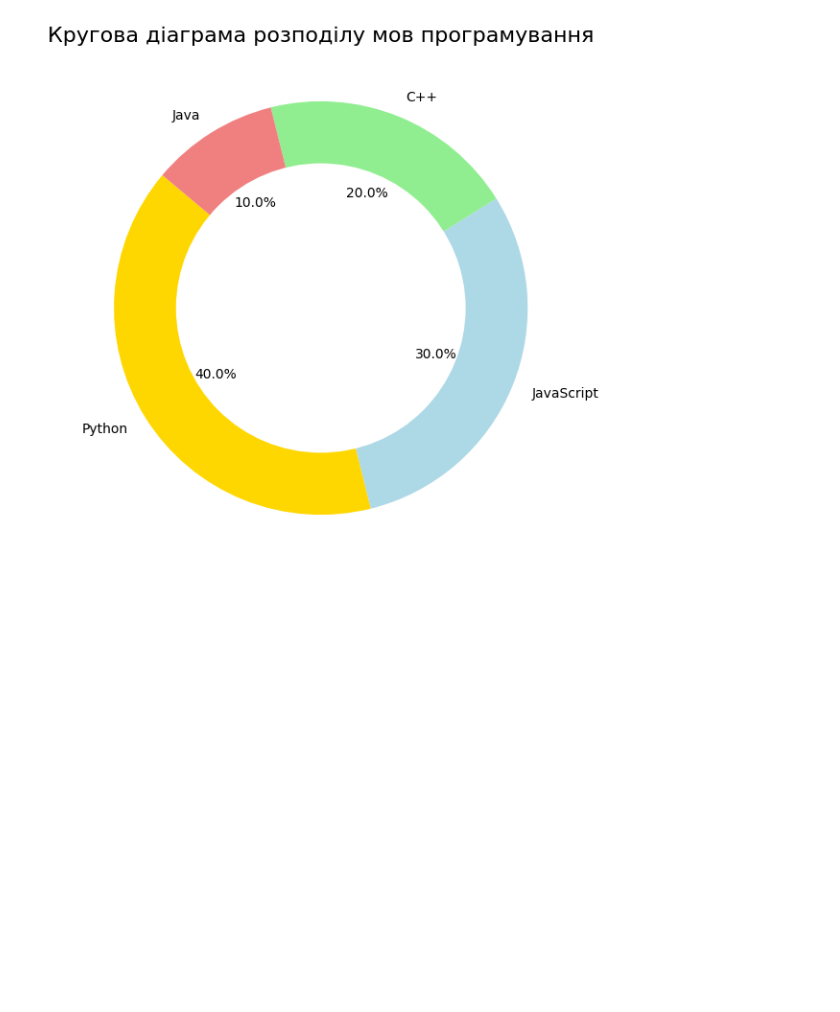
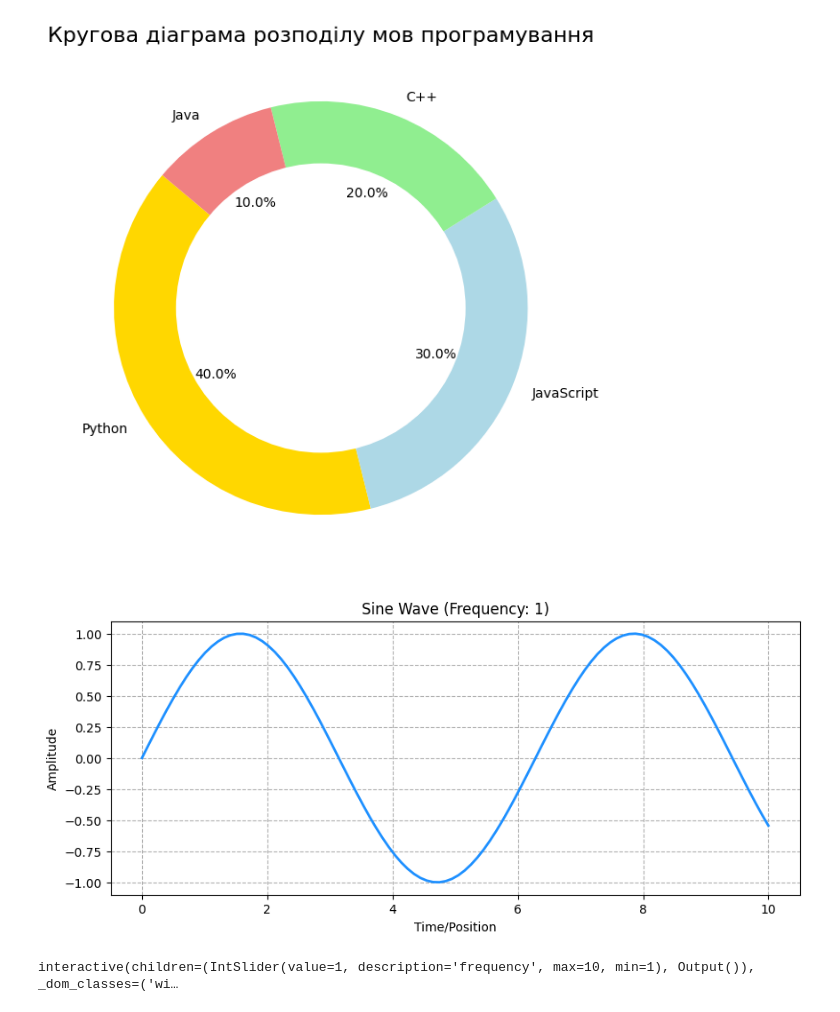
Before and after one commit to casperDev3/pv421_ai_apps, a Jupyter notebook: notebooks/charts.ipynb, the cells around one changed output. Cells and saved outputs as stored; diff of their text form; code cells hidden in the pictures; blank space fills up the shorter version.

```diff
--- a/notebooks/charts.ipynb
+++ b/notebooks/charts.ipynb
@@ -6,6 +6,7 @@
 import matplotlib.pyplot as plt
 import numpy as np
 from datetime import datetime
+from ipywidgets import interact, IntSlider
 
 def line_chart_example():
     # Генерація даних
@@ -74,6 +75,20 @@ def pie_chart_example():
 
     # Показ графіка
     plt.show()
+
+def interact_for_jupyter():
+    def plot_sine_wave(frequency):
+        x = np.linspace(0, 10, 100)
+        y = np.sin(frequency * x)
+        plt.figure(figsize=(10, 5))
+        plt.plot(x, y)
+        plt.title(f'Sine Wave with Frequency {frequency}')
+        plt.xlabel('X-axis')
+        plt.ylabel('Y-axis')
+        plt.grid(True)
+        plt.show()
+
+    interact(plot_sine_wave, frequency=IntSlider(min=1, max=10, step=1, value=1))
 # %% [markdown]
 ### Лінійний графіу
 # %%
@@ -92,3 +107,29 @@ bar_chart_example()
 pie_chart_example()
 # %% [output]
 [figure]
+# %%
+def interact_for_jupyter():
+    def plot_sine_wave(frequency):
+        # Generate 100 points between 0 and 10
+        x = np.linspace(0, 10, 100)
+        # Calculate the sine of frequency * x
+        y = np.sin(frequency * x)
+
+        plt.figure(figsize=(10, 4))
+        plt.plot(x, y, color='dodgerblue', linewidth=2)
+        plt.title(f'Sine Wave (Frequency: {frequency})')
+        plt.xlabel('Time/Position')
+        plt.ylabel('Amplitude')
+        plt.ylim(-1.1, 1.1)  # Keep the Y-axis steady
+        plt.grid(True, linestyle='--')
+        plt.show()
+
+    # Call the interact function
+    interact(plot_sine_wave, frequency=IntSlider(min=1, max=10, step=1, value=1))
+
+
+# Execute the function
+interact_for_jupyter()
+# %% [output]
+[figure, added]
+interactive(children=(IntSlider(value=1, description='frequency', max=10, min=1), Output()), _dom_classes=('wi…
```
Also changed, not shown: 1 other file.
